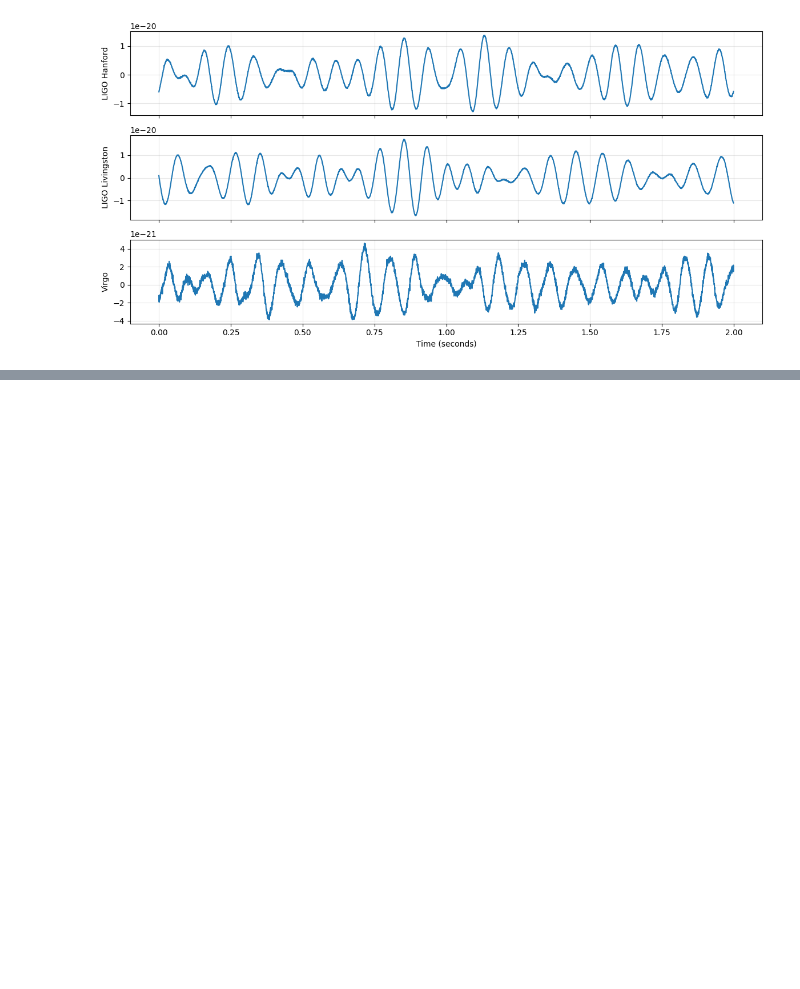
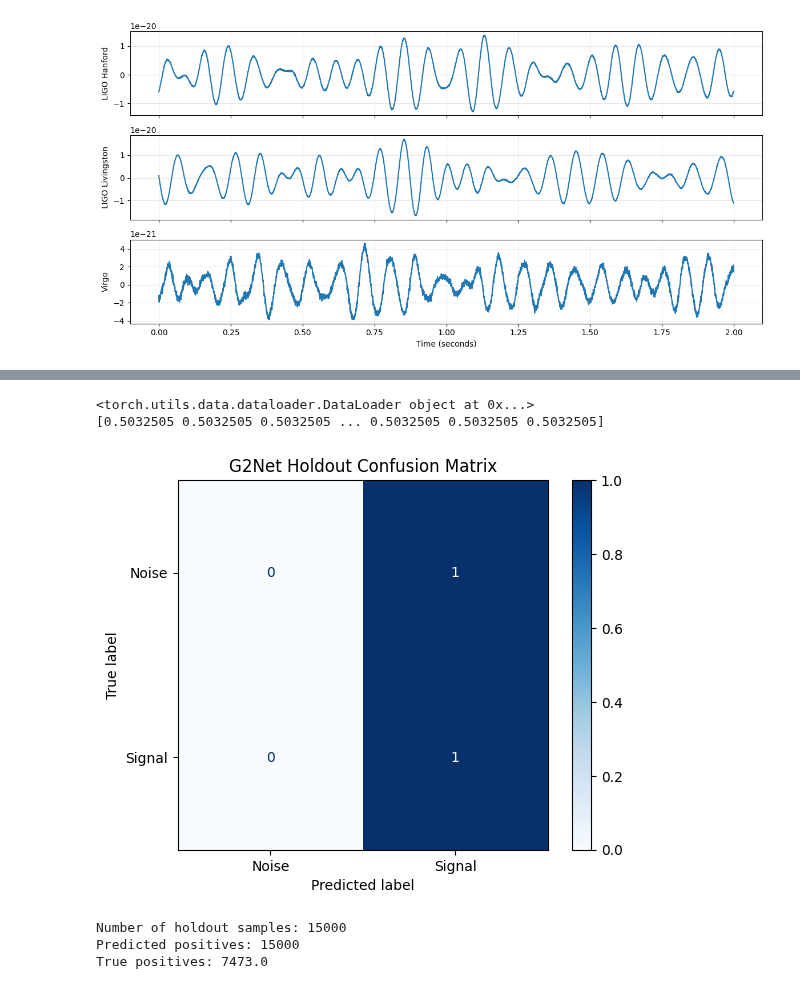
Before and after one commit to ScottMcHaffie/SH2150_assignments, a Jupyter notebook: final_project/kaggle_notebook.ipynb, the cells around one changed output, grey strips where cells are left out. Saved outputs shown, nothing was run; the diff lists cells and outputs as text; code cells hidden in the pictures; blank space fills up the shorter version.

Commit message:
Added bad model

```diff
--- a/final_project/kaggle_notebook.ipynb
+++ b/final_project/kaggle_notebook.ipynb
@@ -144,6 +155,8 @@ class G2NetDataset(Dataset):
 
         # load one waveform
         X = np.load(self._id_to_path(sample_id))
+        # compute mean and std separately for each detector
+        X = (X - X.mean(axis=1, keepdims=True)) / (X.std(axis=1, keepdims=True) + 1e-6)
 
         # get label
         y = self.targets[idx]
@@ -211,0 +281,52 @@ y values: tensor([0., 0., 0., 1., 0.])
+# %%
+model.eval()
+
+all_probs = []
+all_targets = []
+
+print (test_hold_loader)
+
+with torch.no_grad():
+    for X, y in test_hold_loader:   # <-- your holdout loader
+        X = X.to(device, non_blocking=True)
+        y = y.to(device, non_blocking=True)
+
+        logits = model(X)
+        probs = torch.sigmoid(logits)
+
+        all_probs.append(probs.cpu().numpy())
+        all_targets.append(y.cpu().numpy())
+
+all_probs = np.concatenate(all_probs)
+all_targets = np.concatenate(all_targets)
+
+print (all_probs)
+y_pred = (all_probs >= 0.5).astype(int)
+# %% [output]
+<torch.utils.data.dataloader.DataLoader object at 0x...>
+[0.5032505 0.5032505 0.5032505 ... 0.5032505 0.5032505 0.5032505]
+# %%
+cm = confusion_matrix(
+    all_targets,
+    y_pred,
+    normalize="true"
+)
+
+disp = ConfusionMatrixDisplay(
+    confusion_matrix=cm,
+    display_labels=["Noise", "Signal"]
+)
+
+disp.plot(cmap="Blues")
+plt.title("G2Net Holdout Confusion Matrix")
+plt.show()
+# %% [output]
+[figure, added]
+# %%
+print("Number of holdout samples:", len(all_targets))
+print("Predicted positives:", y_pred.sum())
+print("True positives:", all_targets.sum())
+# %% [output]
+Number of holdout samples: 15000
+Predicted positives: 15000
+True positives: 7473.0
```
Also changed, not shown: parts of 6 cells of this notebook.
